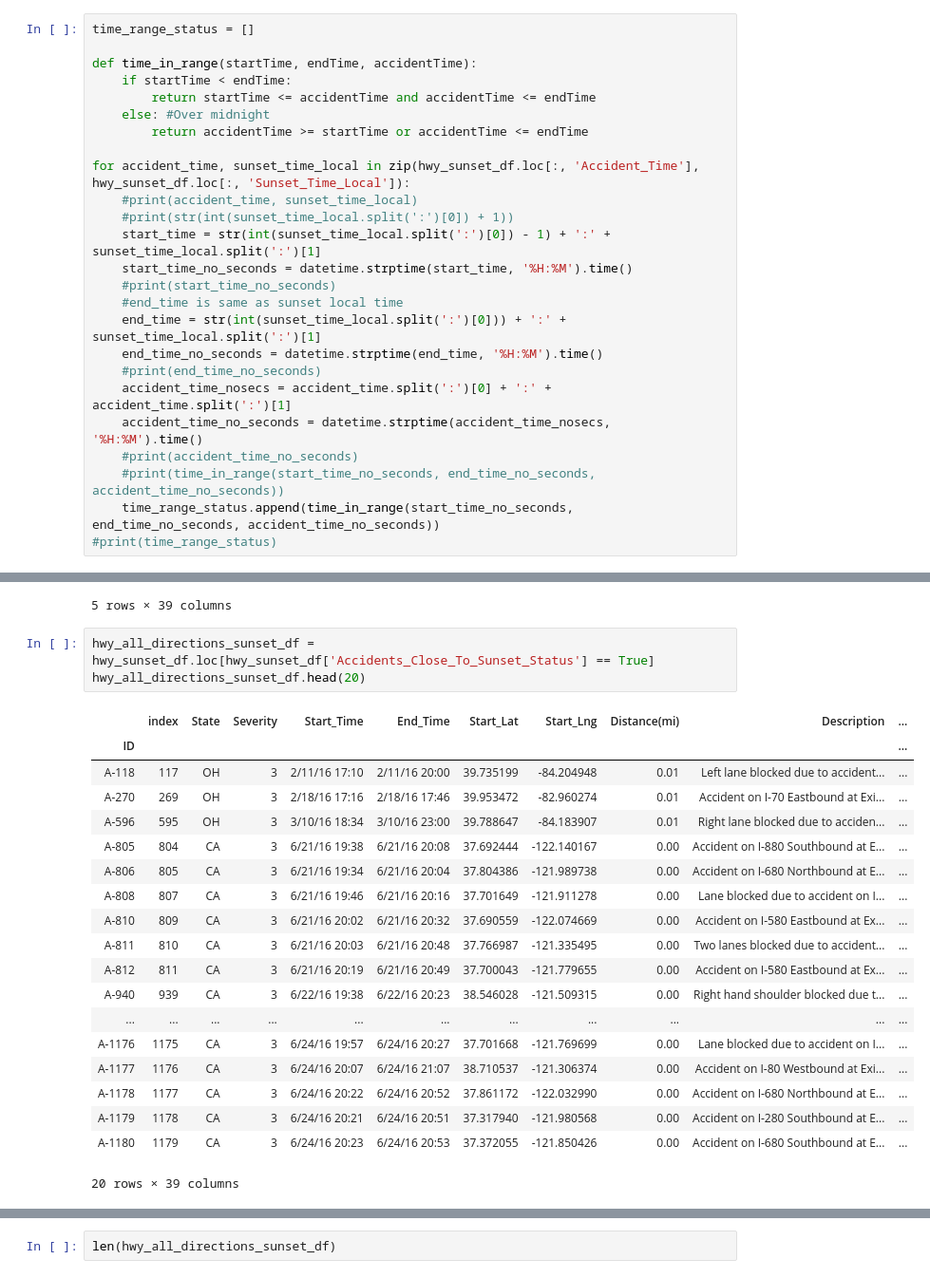
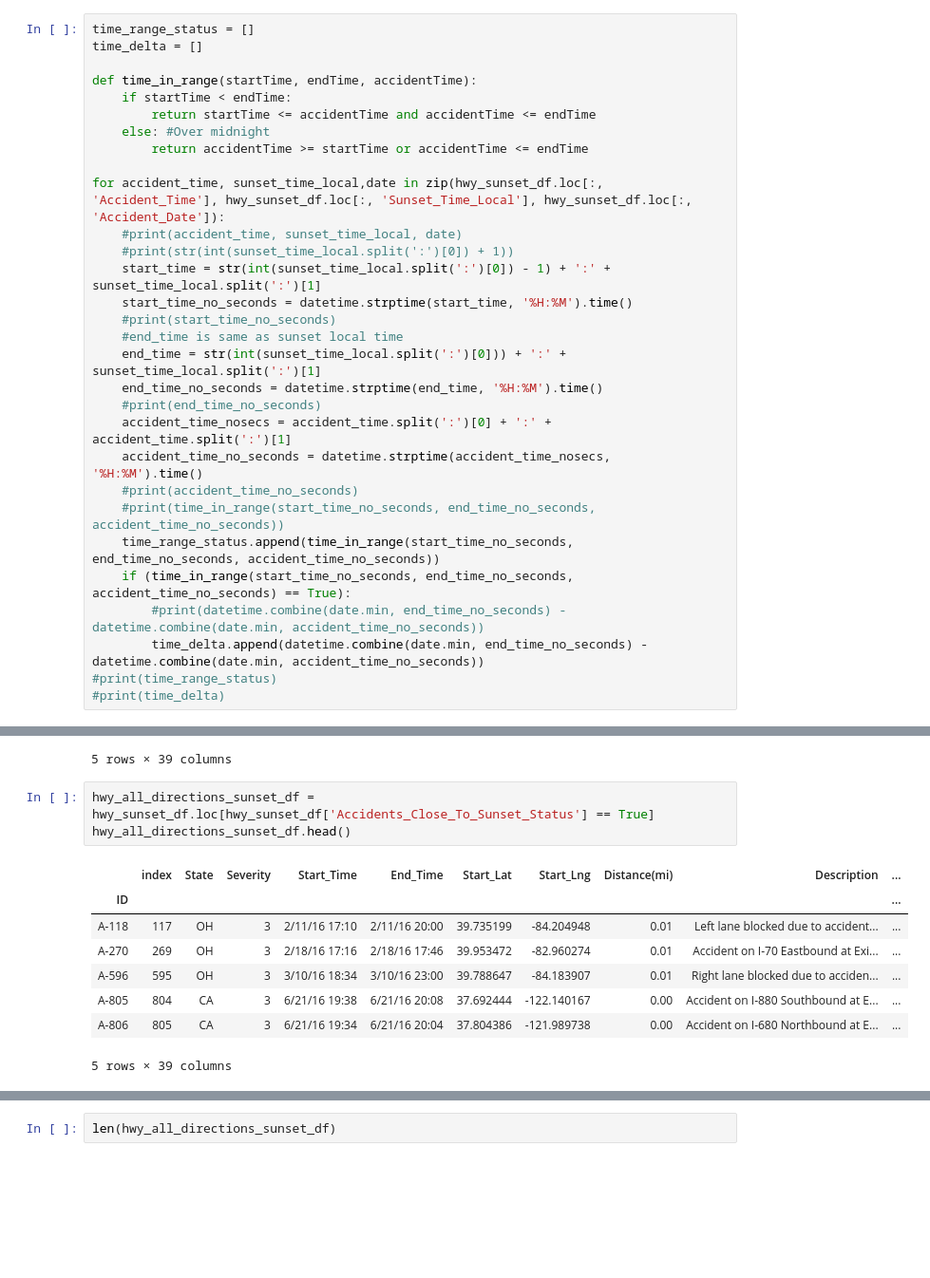
Before and after one commit to arundhatic/Project_1_sunsets, a Jupyter notebook: Arun/Sunset_all_directions.ipynb, the cells around one changed output, grey strips where cells are left out. Shown at 95% size. Cells and saved outputs as stored; diff of their text form; blank space fills up the shorter version.

Commit message:
add a time delta column to get time diff in mins between accident time and sunset time for all direction to calculate ANOVA

```diff
--- a/Arun/Sunset_all_directions.ipynb
+++ b/Arun/Sunset_all_directions.ipynb
@@ -337,6 +339,7 @@ hwy_sunset_df.head()
 5 rows × 38 columns
 # %%
 time_range_status = []
+time_delta = []
 
 def time_in_range(startTime, endTime, accidentTime):
     if startTime < endTime:
@@ -344,8 +347,8 @@ def time_in_range(startTime, endTime, accidentTime):
     else: #Over midnight
         return accidentTime >= startTime or accidentTime <= endTime
 
-for accident_time, sunset_time_local in zip(hwy_sunset_df.loc[:, 'Accident_Time'], hwy_sunset_df.loc[:, 'Sunset_Time_Local']):
-    #print(accident_time, sunset_time_local)
+for accident_time, sunset_time_local,date in zip(hwy_sunset_df.loc[:, 'Accident_Time'], hwy_sunset_df.loc[:, 'Sunset_Time_Local'], hwy_sunset_df.loc[:, 'Accident_Date']):
+    #print(accident_time, sunset_time_local, date)
     #print(str(int(sunset_time_local.split(':')[0]) + 1))
     start_time = str(int(sunset_time_local.split(':')[0]) - 1) + ':' + sunset_time_local.split(':')[1]
     start_time_no_seconds = datetime.strptime(start_time, '%H:%M').time()
@@ -359,7 +362,11 @@ for accident_time, sunset_time_local in zip(hwy_sunset_df.loc[:, 'Accident_Time'
     #print(accident_time_no_seconds)
     #print(time_in_range(start_time_no_seconds, end_time_no_seconds, accident_time_no_seconds))
     time_range_status.append(time_in_range(start_time_no_seconds, end_time_no_seconds, accident_time_no_seconds))
+    if (time_in_range(start_time_no_seconds, end_time_no_seconds, accident_time_no_seconds) == True):
+        #print(datetime.combine(date.min, end_time_no_seconds) - datetime.combine(date.min, accident_time_no_seconds))
+        time_delta.append(datetime.combine(date.min, end_time_no_seconds) - datetime.combine(date.min, accident_time_no_seconds))
 #print(time_range_status)
+#print(time_delta)
 # %%
 len(time_range_status)
 # %% [output]
@@ -378,24 +385,13 @@ hwy_sunset_df.head()
 5 rows × 39 columns
 # %%
 hwy_all_directions_sunset_df = hwy_sunset_df.loc[hwy_sunset_df['Accidents_Close_To_Sunset_Status'] == True]
-hwy_all_directions_sunset_df.head(20)
+hwy_all_directions_sunset_df.head()
 # %% [output]
 |  | index | State | Severity | Start_Time | End_Time | Start_Lat | Start_Lng | Distance(mi) | Description | ... |
 | ID |  |  |  |  |  |  |  |  |  | ... |
 | A-118 | 117 | OH | 3 | 2/11/16 17:10 | 2/11/16 20:00 | 39.735199 | -84.204948 | 0.01 | Left lane blocked due to accident... | ... |
 | A-270 | 269 | OH | 3 | 2/18/16 17:16 | 2/18/16 17:46 | 39.953472 | -82.960274 | 0.01 | Accident on I-70 Eastbound at Exi... | ... |
 | A-596 | 595 | OH | 3 | 3/10/16 18:34 | 3/10/16 23:00 | 39.788647 | -84.183907 | 0.01 | Right lane blocked due to acciden... | ... |
 | A-805 | 804 | CA | 3 | 6/21/16 19:38 | 6/21/16 20:08 | 37.692444 | -122.140167 | 0.00 | Accident on I-880 Southbound at E... | ... |
 | A-806 | 805 | CA | 3 | 6/21/16 19:34 | 6/21/16 20:04 | 37.804386 | -121.989738 | 0.00 | Accident on I-680 Northbound at E... | ... |
-| A-808 | 807 | CA | 3 | 6/21/16 19:46 | 6/21/16 20:16 | 37.701649 | -121.911278 | 0.00 | Lane blocked due to accident on I... | ... |
-| A-810 | 809 | CA | 3 | 6/21/16 20:02 | 6/21/16 20:32 | 37.690559 | -122.074669 | 0.00 | Accident on I-580 Eastbound at Ex... | ... |
-| A-811 | 810 | CA | 3 | 6/21/16 20:03 | 6/21/16 20:48 | 37.766987 | -121.335495 | 0.00 | Two lanes blocked due to accident... | ... |
-| A-812 | 811 | CA | 3 | 6/21/16 20:19 | 6/21/16 20:49 | 37.700043 | -121.779655 | 0.00 | Accident on I-580 Eastbound at Ex... | ... |
-| A-940 | 939 | CA | 3 | 6/22/16 19:38 | 6/22/16 20:23 | 38.546028 | -121.509315 | 0.00 | Right hand shoulder blocked due t... | ... |
-| ... | ... | ... | ... | ... | ... | ... | ... | ... | ... | ... |
-| A-1176 | 1175 | CA | 3 | 6/24/16 19:57 | 6/24/16 20:27 | 37.701668 | -121.769699 | 0.00 | Lane blocked due to accident on I... | ... |
-| A-1177 | 1176 | CA | 3 | 6/24/16 20:07 | 6/24/16 21:07 | 38.710537 | -121.306374 | 0.00 | Accident on I-80 Westbound at Exi... | ... |
-| A-1178 | 1177 | CA | 3 | 6/24/16 20:22 | 6/24/16 20:52 | 37.861172 | -122.032990 | 0.00 | Accident on I-680 Northbound at E... | ... |
-| A-1179 | 1178 | CA | 3 | 6/24/16 20:21 | 6/24/16 20:51 | 37.317940 | -121.980568 | 0.00 | Accident on I-280 Southbound at E... | ... |
-| A-1180 | 1179 | CA | 3 | 6/24/16 20:23 | 6/24/16 20:53 | 37.372055 | -121.850426 | 0.00 | Accident on I-680 Southbound at E... | ... |
-20 rows × 39 columns
+5 rows × 39 columns
```
Also changed, not shown: parts of 7 cells of this notebook.
